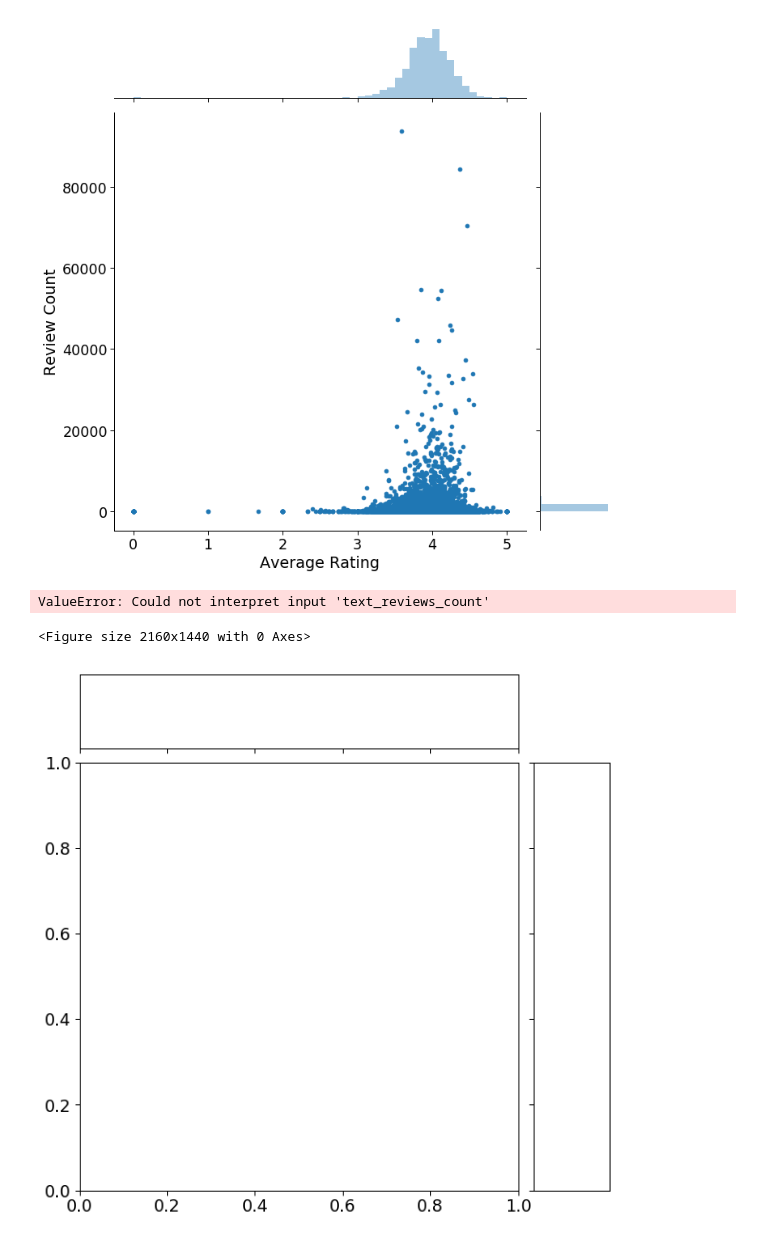
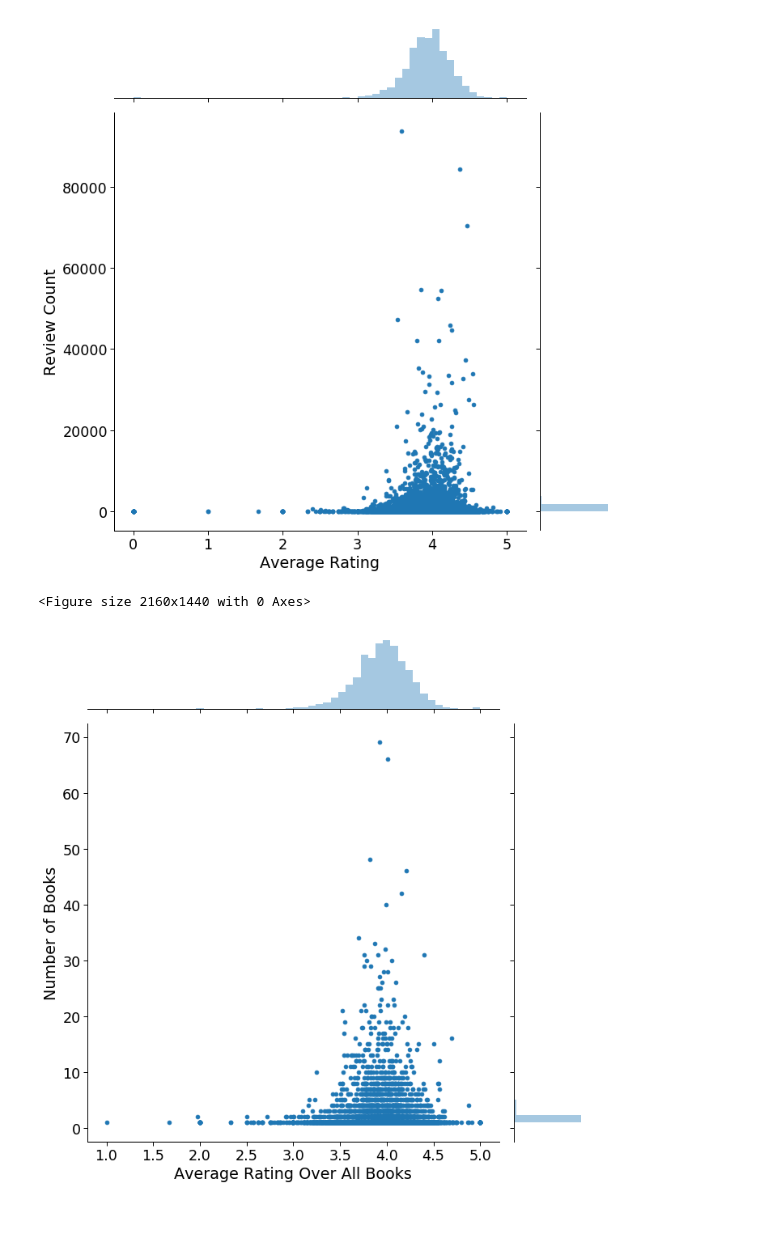
Before and after one commit to DanielPDWalker/Goodreads-Exploratory-Data-Analysis, a Jupyter notebook: Goodreadsbooks.ipynb, the cells around one changed output. Saved outputs shown, nothing was run; the diff lists cells and outputs as text; code cells hidden in the pictures.

Commit message:
Cleaned up name errors on graphs. re-ordered axis on some graphs for better visulisation

```diff
--- a/Goodreadsbooks.ipynb
+++ b/Goodreadsbooks.ipynb
@@ -310,15 +309,15 @@ plt.show()
 # %%
 most_books = df[['authors', 'title', 'average_rating']]
 most_books2 = most_books.groupby('authors')['title'].count().reset_index().reset_index()
-most_books3 = most_books.groupby('authors')['average_rating'].mean().head(10).reset_index()
+most_books3 = most_books.groupby('authors')['average_rating'].mean().reset_index()
 most_books4 = pd.merge(most_books2, most_books3, on='authors', how='inner')
+most_books4 = most_books4[most_books4.average_rating != 0]
 
 plt.figure(figsize=(30,20))
 sns.set_context('paper', font_scale=2.0)
-ax = sns.jointplot(x="title",y='average_rating', kind='scatter',  data=most_books4[['average_rating', 'title']], height=10)
-ax.set_axis_labels("title", "Review Count")
+ax = sns.jointplot(x="average_rating",y='title', kind='scatter',  data=most_books4[['average_rating', 'title']], height=10)
+ax.set_axis_labels("Average Rating Over All Books", "Number of Books")
 plt.show()
 # %% [output]
-ValueError: Could not interpret input 'text_reviews_count'
+<Figure size 2160x1440 with 0 Axes>
-<Figure size 2160x1440 with 0 Axes>
-[figure, old version]
+[figure, new version]
```
Also changed, not shown: parts of 13 cells of this notebook.
